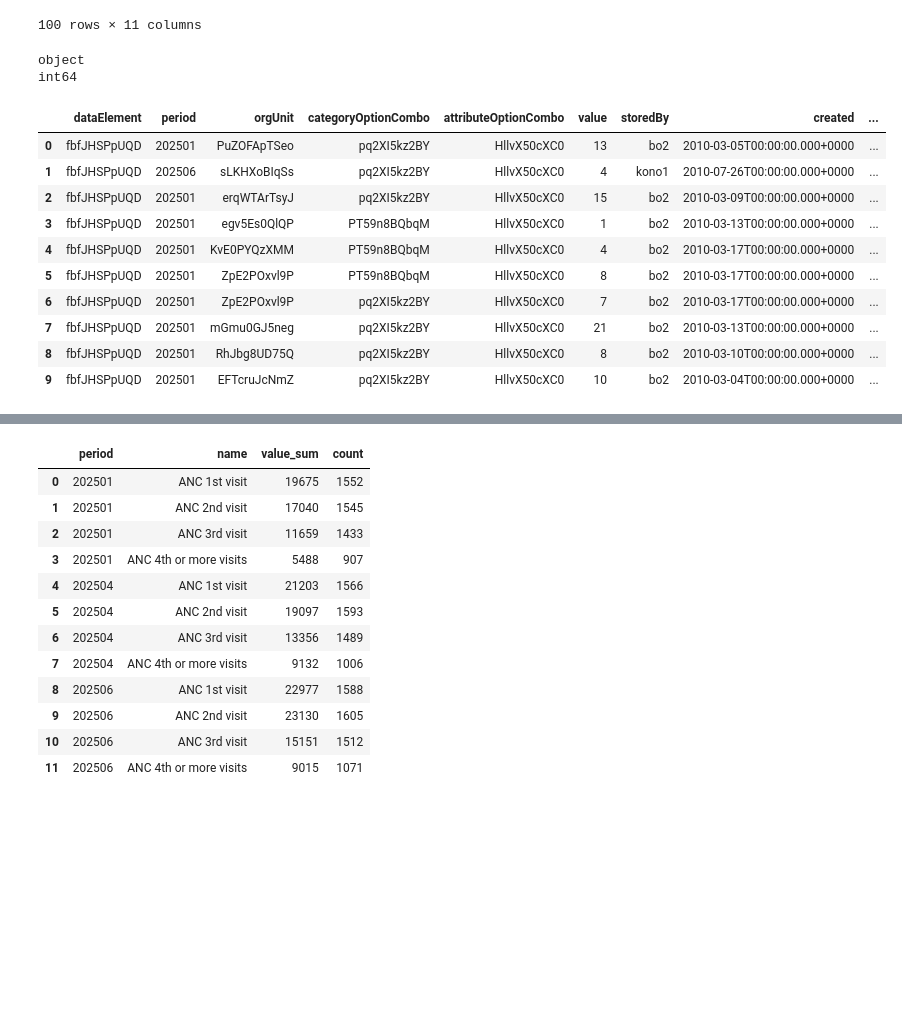
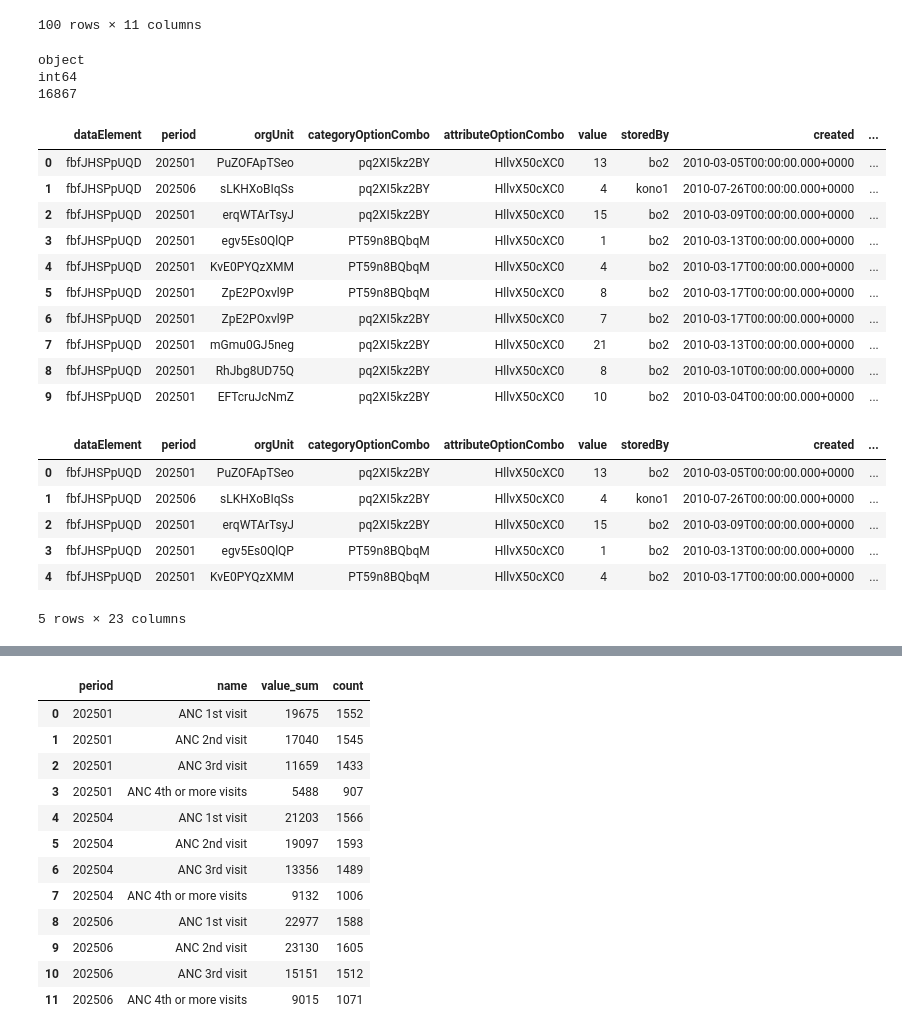
Before and after one commit to stephanedresse/sd_training_github, a Jupyter notebook: sd_assignment_june2025/notebook_extraction_dhis2.ipynb, the cells around one changed output, grey strips where cells are left out. Drawn from its saved outputs; the diff is of its cells as text; code cells hidden in the pictures; blank space fills up the shorter version.

```diff
--- a/sd_assignment_june2025/notebook_extraction_dhis2.ipynb
+++ b/sd_assignment_june2025/notebook_extraction_dhis2.ipynb
@@ -123,16 +177,20 @@ DEs_values.head(100)
 | 99 | fbfJHSPpUQD | 202501 | EJoI3HArJ2W | pq2XI5kz2BY | HllvX50cXC0 | 6 | bo2 | 2010-02-27T00:00:00.000+0000 | ... |
 100 rows × 11 columns
 # %%
+# Etape 2 - Ajouter le nom des DataElements
+
 DEs_values = DEs_values.merge(DE_selected, left_on="dataElement", right_on="id", suffixes=("", "_DE"))
 print(DEs_values["value"].dtype)
 DEs_values["value"] = pd.to_numeric(DEs_values["value"], errors="coerce")
 print(DEs_values["value"].dtype)
+print(len(DEs_values))
 DEs_values.head(10)
 
 DEs_values.head(10)
 # %% [output]
 object
 int64
+16867
 |  | dataElement | period | orgUnit | categoryOptionCombo | attributeOptionCombo | value | storedBy | created | ... |
 | 0 | fbfJHSPpUQD | 202501 | PuZOFApTSeo | pq2XI5kz2BY | HllvX50cXC0 | 13 | bo2 | 2010-03-05T00:00:00.000+0000 | ... |
 | 1 | fbfJHSPpUQD | 202506 | sLKHXoBIqSs | pq2XI5kz2BY | HllvX50cXC0 | 4 | kono1 | 2010-07-26T00:00:00.000+0000 | ... |
@@ -144,6 +202,19 @@ int64
 | 7 | fbfJHSPpUQD | 202501 | mGmu0GJ5neg | pq2XI5kz2BY | HllvX50cXC0 | 21 | bo2 | 2010-03-13T00:00:00.000+0000 | ... |
 | 8 | fbfJHSPpUQD | 202501 | RhJbg8UD75Q | pq2XI5kz2BY | HllvX50cXC0 | 8 | bo2 | 2010-03-10T00:00:00.000+0000 | ... |
 | 9 | fbfJHSPpUQD | 202501 | EFTcruJcNmZ | pq2XI5kz2BY | HllvX50cXC0 | 10 | bo2 | 2010-03-04T00:00:00.000+0000 | ... |
+# %%
+# Etape 3 - Ajouter le nom des organisationUnits
+
+DEs_values = DEs_values.merge(OU, left_on="orgUnit", right_on="id", suffixes=("", "_OU"))
+DEs_values.head(5)
+# %% [output]
+|  | dataElement | period | orgUnit | categoryOptionCombo | attributeOptionCombo | value | storedBy | created | ... |
+| 0 | fbfJHSPpUQD | 202501 | PuZOFApTSeo | pq2XI5kz2BY | HllvX50cXC0 | 13 | bo2 | 2010-03-05T00:00:00.000+0000 | ... |
+| 1 | fbfJHSPpUQD | 202506 | sLKHXoBIqSs | pq2XI5kz2BY | HllvX50cXC0 | 4 | kono1 | 2010-07-26T00:00:00.000+0000 | ... |
+| 2 | fbfJHSPpUQD | 202501 | erqWTArTsyJ | pq2XI5kz2BY | HllvX50cXC0 | 15 | bo2 | 2010-03-09T00:00:00.000+0000 | ... |
+| 3 | fbfJHSPpUQD | 202501 | egv5Es0QlQP | PT59n8BQbqM | HllvX50cXC0 | 1 | bo2 | 2010-03-13T00:00:00.000+0000 | ... |
+| 4 | fbfJHSPpUQD | 202501 | KvE0PYQzXMM | PT59n8BQbqM | HllvX50cXC0 | 4 | bo2 | 2010-03-17T00:00:00.000+0000 | ... |
+5 rows × 23 columns
 # %%
 agg_df = (
     DEs_values
```
Also changed, not shown: parts of 7 cells of this notebook.
